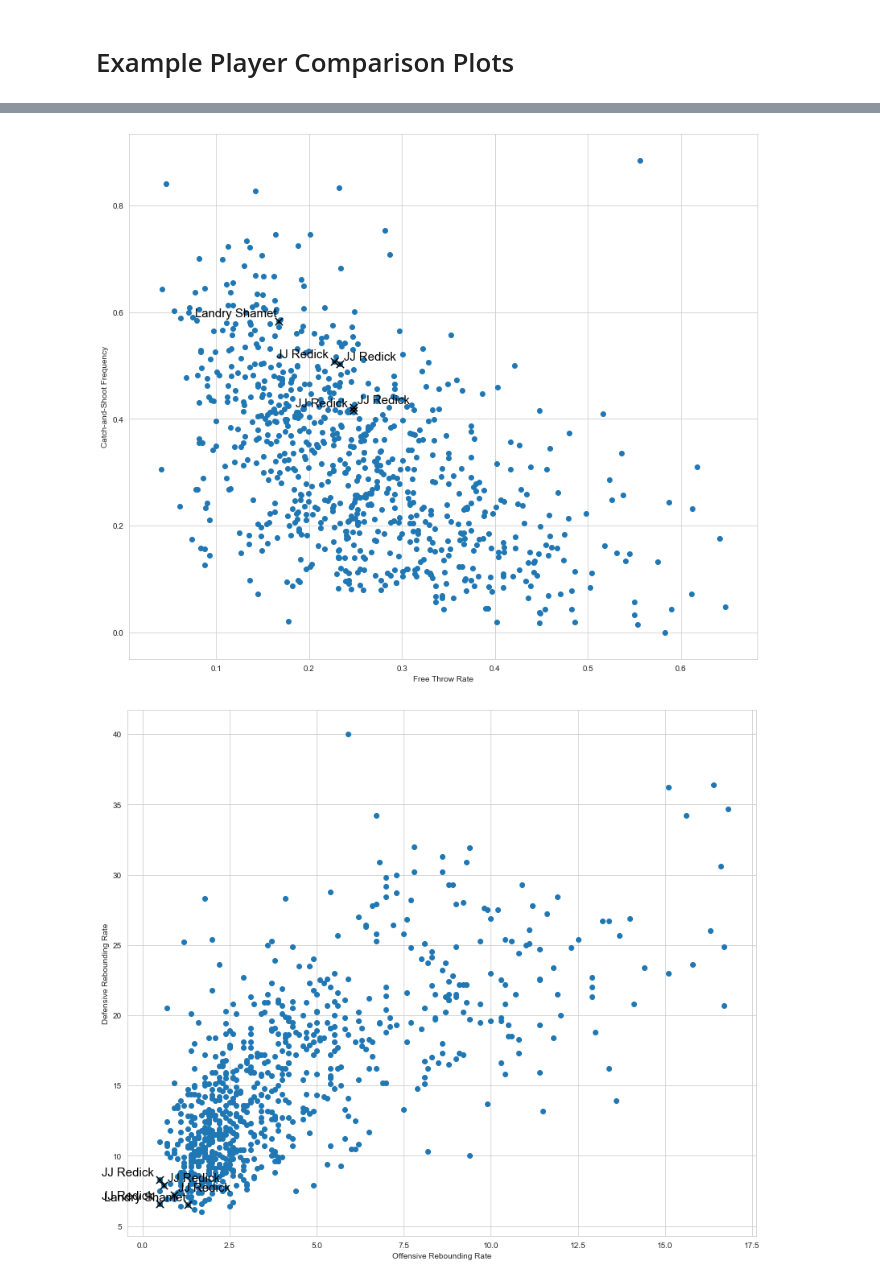
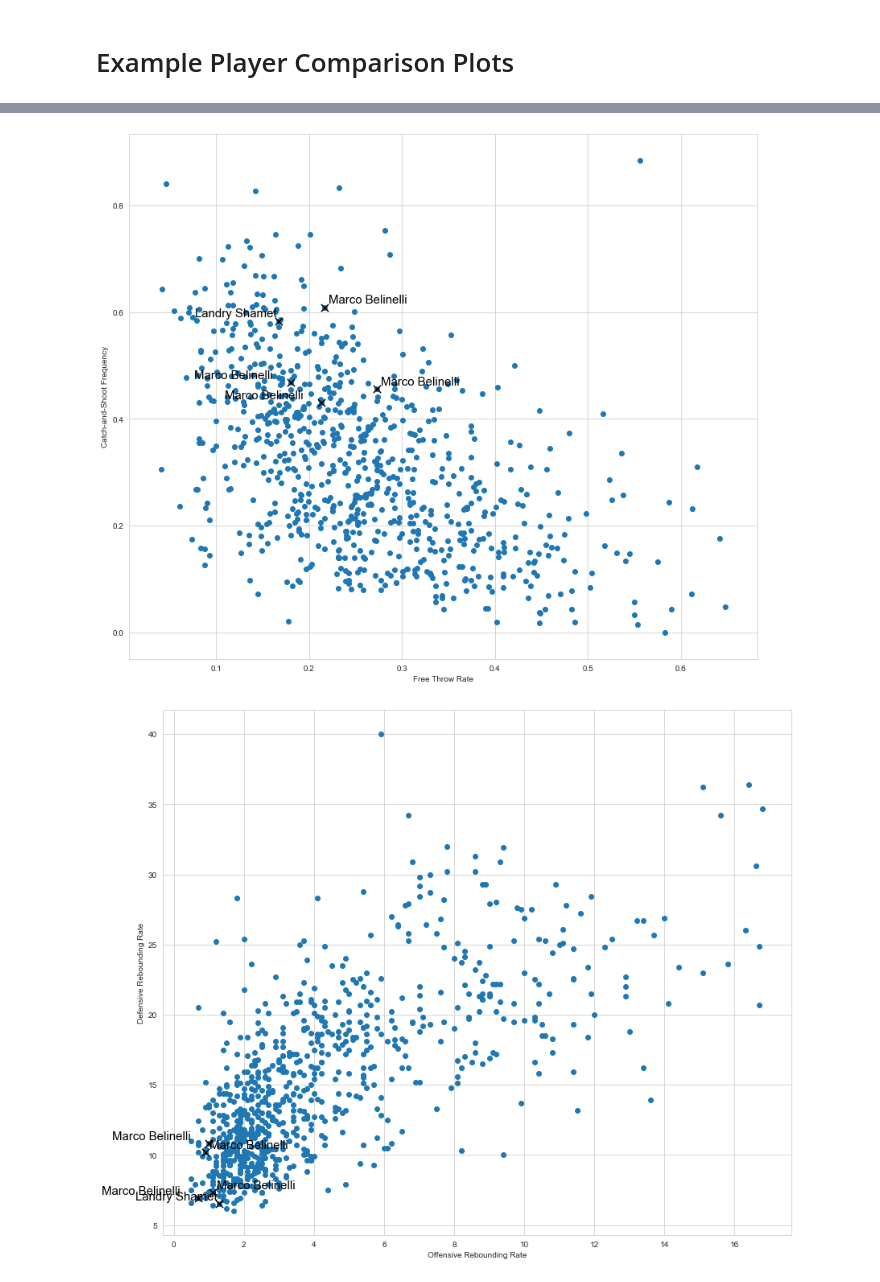
Before and after one commit to jecutter/nba-data-models, a Jupyter notebook: Data_Modeling/Player_Comparison_Analysis.ipynb, the cells around one changed output, grey strips where cells are left out. Drawn from its saved outputs; the diff is of its cells as text; code cells hidden in the pictures.

```diff
--- a/Data_Modeling/Player_Comparison_Analysis.ipynb
+++ b/Data_Modeling/Player_Comparison_Analysis.ipynb
@@ -249,15 +321,15 @@ fig, ax = plt.subplots(figsize=(14, 12))
 plt.xlabel("Free Throw Rate")
 plt.ylabel("Catch-and-Shoot Frequency")
 plt.scatter(df_comb.FTR.values, df_comb.FG_FREQ_CANDS.values)
-AnnotatePlayerNames(df_comb, 'FTR', 'FG_FREQ_CANDS', ['Landry Shamet', 'JJ Redick'])
+AnnotatePlayerNames(df_comb, 'FTR', 'FG_FREQ_CANDS', ['Landry Shamet', 'Marco Belinelli'])
 # %% [output]
-[figure, old version]
+[figure, new version]
 # %%
 # Compare offensive and defensive rebounding rates
 fig, ax = plt.subplots(figsize=(14, 12))
 plt.xlabel("Offensive Rebounding Rate")
 plt.ylabel("Defensive Rebounding Rate")
 plt.scatter(df_comb[df_comb.ORR>0].ORR.values, df_comb[df_comb.ORR>0].DRR.values)
-AnnotatePlayerNames(df_comb[df_comb.ORR>0], 'ORR', 'DRR', ['Landry Shamet', 'JJ Redick'])
+AnnotatePlayerNames(df_comb[df_comb.ORR>0], 'ORR', 'DRR', ['Landry Shamet', 'Marco Belinelli'])
 # %% [output]
-[figure, old version]
+[figure, new version]
```
Also changed, not shown: parts of 19 cells of this notebook, 1 other file.
